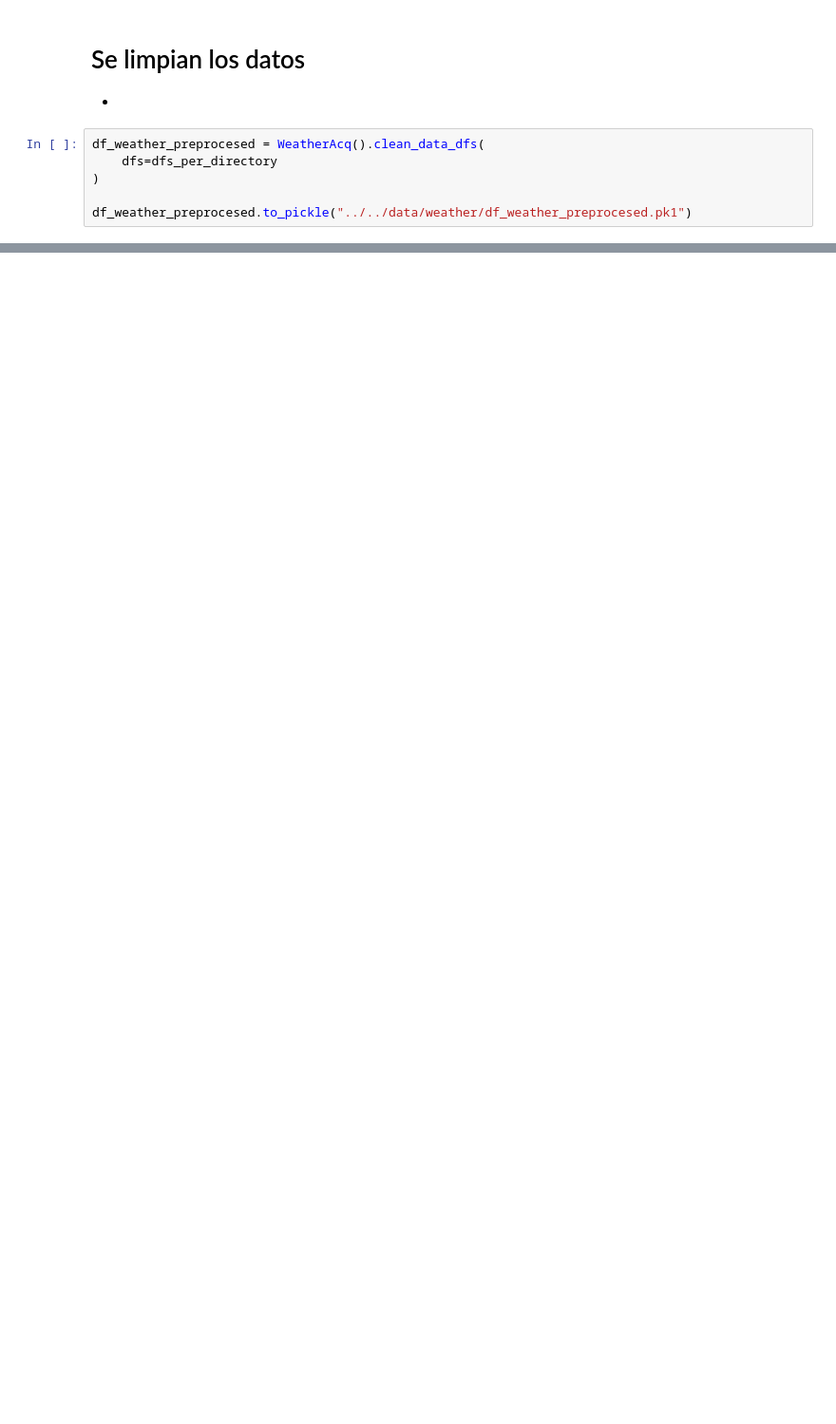
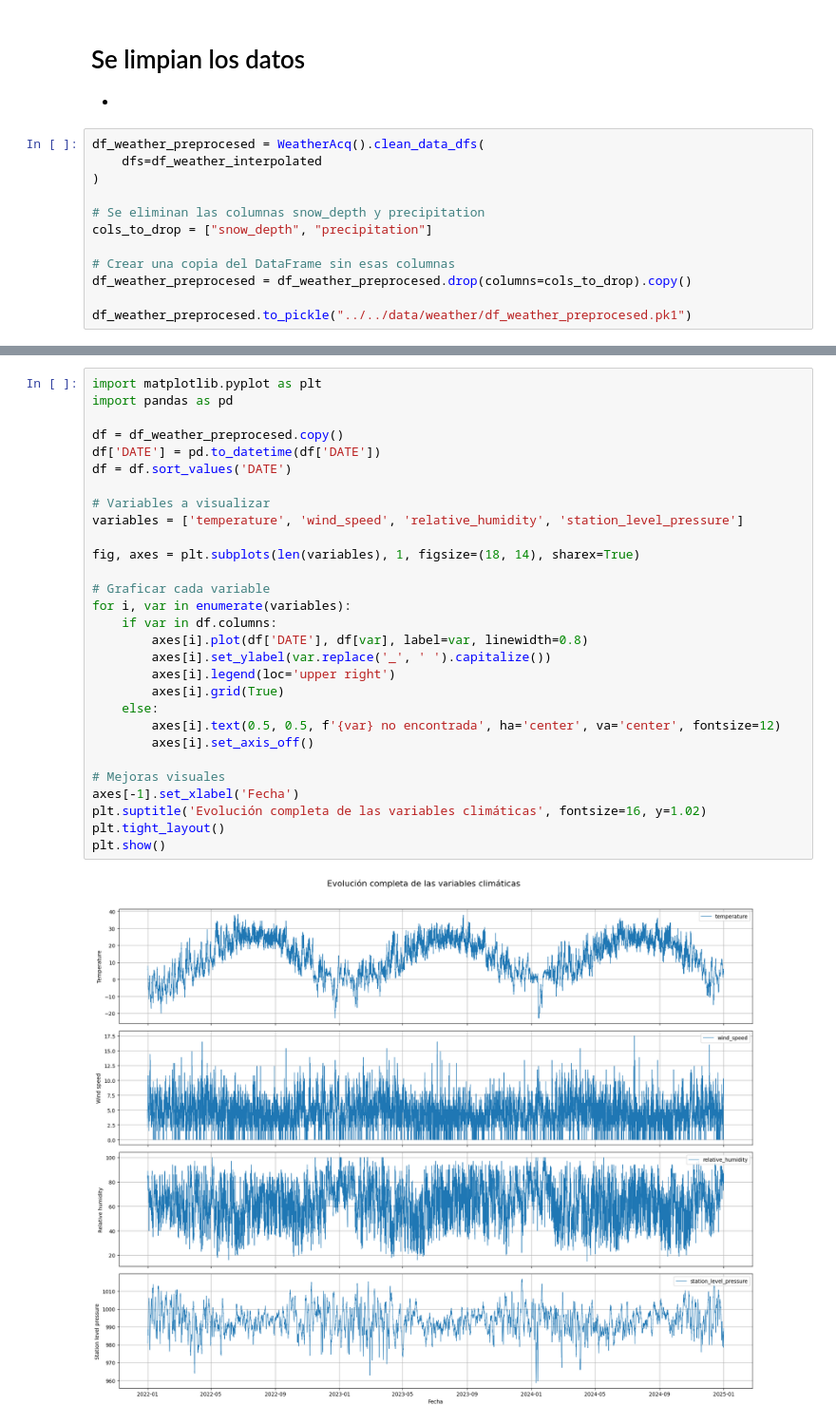
Before and after one commit to cavero00/bicycles_use_predictor, a Jupyter notebook: preprocesingScripts/weather/weatherDataPreprocesing_3.ipynb, the cells around one changed output, grey strips where cells are left out. Shown at 95% size. Saved outputs shown, nothing was run; the diff lists cells and outputs as text; blank space fills up the shorter version.

Commit message:
Se complementa el estudio de los datos adquiridos hasta la fecha y se comienza con la unión de estos.

```diff
--- a/preprocesingScripts/weather/weatherDataPreprocesing_3.ipynb
+++ b/preprocesingScripts/weather/weatherDataPreprocesing_3.ipynb
@@ -17,9 +42,15 @@ with open("../../data/weather/df_weather_raw_per_year.pk1", "rb") as f:
 -
 # %%
 df_weather_preprocesed = WeatherAcq().clean_data_dfs(
-    dfs=dfs_per_directory
+    dfs=df_weather_interpolated
 )
 
+# Se eliminan las columnas snow_depth y precipitation
+cols_to_drop = ["snow_depth", "precipitation"]
+
+# Crear una copia del DataFrame sin esas columnas
+df_weather_preprocesed = df_weather_preprocesed.drop(columns=cols_to_drop).copy()
+
 df_weather_preprocesed.to_pickle("../../data/weather/df_weather_preprocesed.pk1")
 # %% [output]
                  --- Grouping, cleaning and analisys data ---
@@ -41,0 +75,31 @@ std        0.0      3.544058      8.840601
+# %%
+import matplotlib.pyplot as plt
+import pandas as pd
+
+df = df_weather_preprocesed.copy()
+df['DATE'] = pd.to_datetime(df['DATE'])
+df = df.sort_values('DATE')
+
+# Variables a visualizar
+variables = ['temperature', 'wind_speed', 'relative_humidity', 'station_level_pressure']
+
+fig, axes = plt.subplots(len(variables), 1, figsize=(18, 14), sharex=True)
+
+# Graficar cada variable
+for i, var in enumerate(variables):
+    if var in df.columns:
+        axes[i].plot(df['DATE'], df[var], label=var, linewidth=0.8)
+        axes[i].set_ylabel(var.replace('_', ' ').capitalize())
+        axes[i].legend(loc='upper right')
+        axes[i].grid(True)
+    else:
+        axes[i].text(0.5, 0.5, f'{var} no encontrada', ha='center', va='center', fontsize=12)
+        axes[i].set_axis_off()
+
+# Mejoras visuales
+axes[-1].set_xlabel('Fecha')
+plt.suptitle('Evolución completa de las variables climáticas', fontsize=16, y=1.02)
+plt.tight_layout()
+plt.show()
+# %% [output]
+[figure, added]
```
Also changed, not shown: parts of 4 cells of this notebook, 6 other files.
